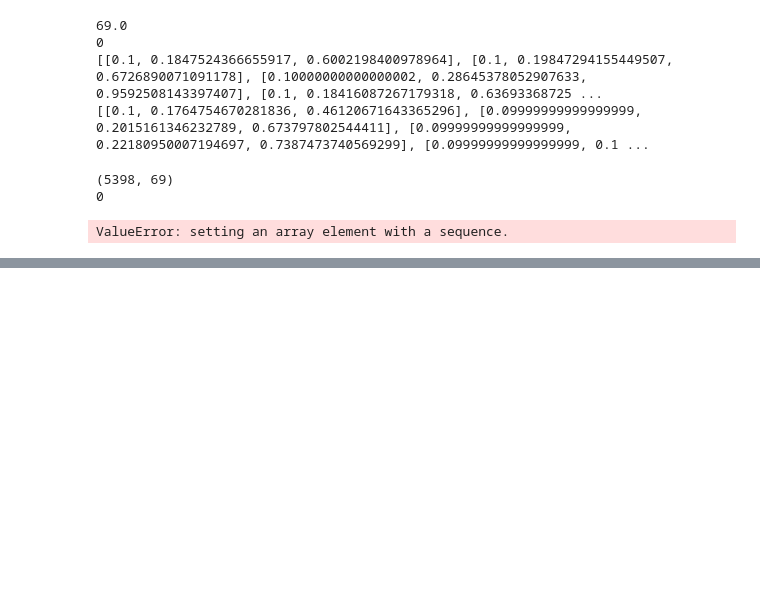
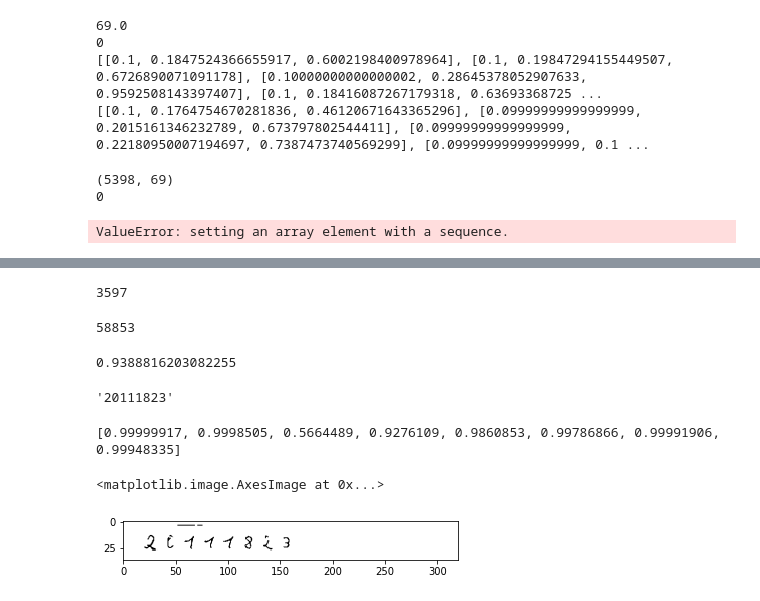
Before and after one commit to rcortx/handwritten-digit-extraction, a Jupyter notebook: data_exploration.ipynb, the cells around one changed output, grey strips where cells are left out. Saved outputs shown, nothing was run; the diff lists cells and outputs as text; code cells hidden in the pictures; blank space fills up the shorter version.

```diff
--- a/data_exploration.ipynb
+++ b/data_exploration.ipynb
@@ -1917,0 +2258,38 @@ ValueError: setting an array element with a sequence.
+# %%
+print(missmatches_count)
+# %% [output]
+3597
+# %%
+print(sum([len(lab) for lab in labels]))
+# %% [output]
+58853
+# %%
+(sum([len(lab) for lab in labels]) - missmatches_count) / 58853
+# %% [output]
+0.9388816203082255
+# %%
+from aggregated_pipeline import NumberReader
+nr = NumberReader()
+nr.read_from_filename("regions/20111823_6884a0.png")
+# %% [output]
+'20111823'
+# %%
+import cv2
+from aggregated_pipeline import get_separated_digits
+import numpy as np
+filename = "regions/20111823_6884a0.png"
+image = cv2.imread(filename)
+image_gray = cv2.cvtColor(image, cv2.COLOR_BGR2GRAY)
+digit_images = get_separated_digits(image_gray)
+probs = nr.digit_classifier.predict_probabilities(digit_images)
+predict_proba = list(map(lambda x: x[np.argmax(x)], probs))
+print(predict_proba)
+# %% [output]
+[0.99999917, 0.9998505, 0.5664489, 0.9276109, 0.9860853, 0.99786866, 0.99991906, 0.99948335]
+# %%
+import matplotlib.pyplot as plt
+%matplotlib inline
+plt.imshow(image)
+# %% [output]
+<matplotlib.image.AxesImage at 0x...>
+[figure, added]
```
Also changed, not shown: parts of 12 cells of this notebook, 4 other files.
